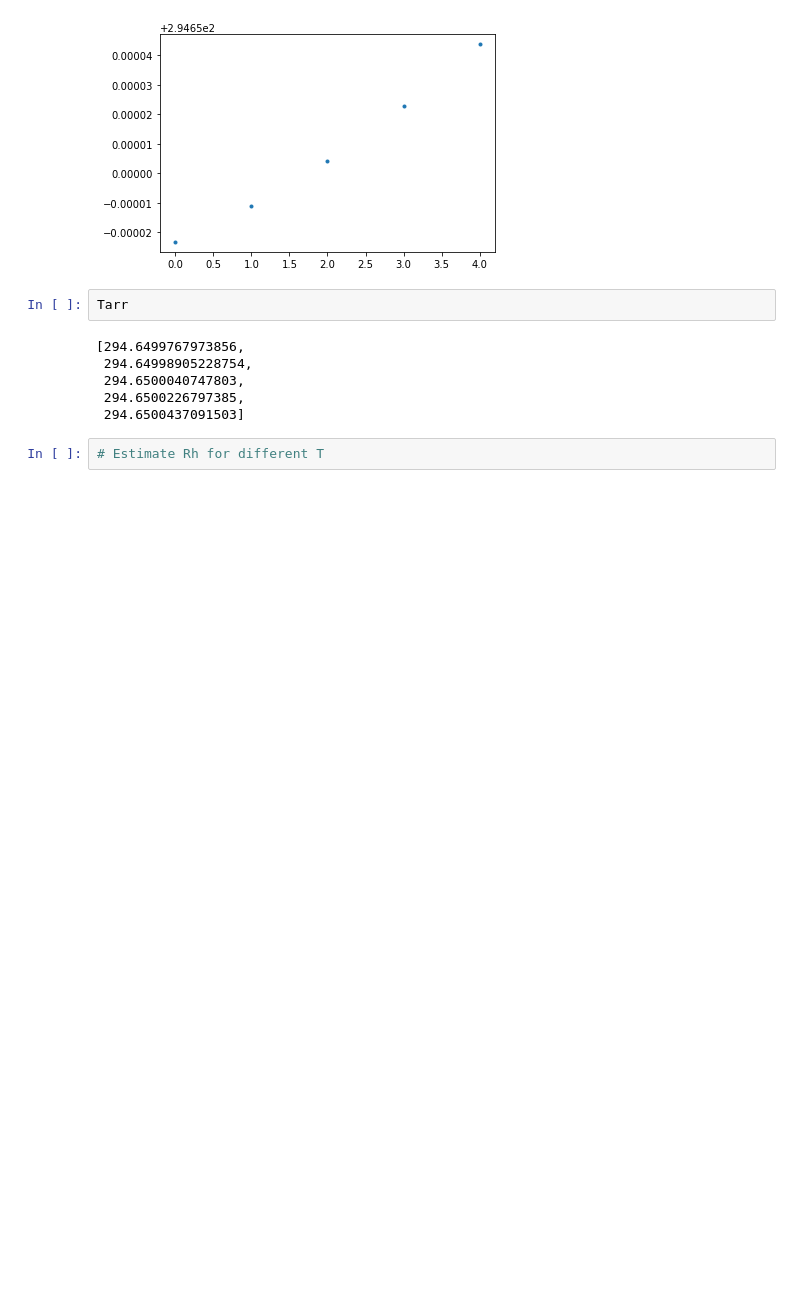
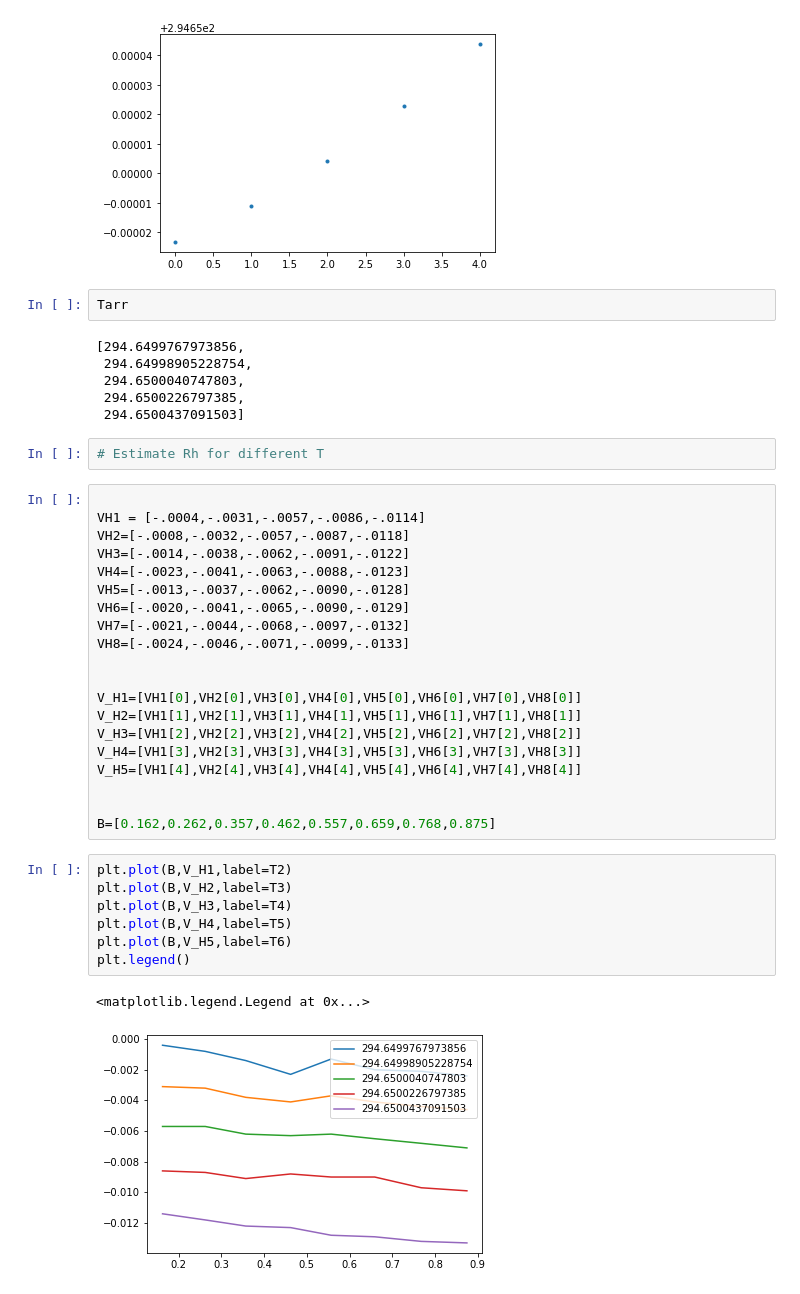
Before and after one commit to Raiziel/Experimental-Physics-Python-Projects, a Jupyter notebook: Hall Effect.ipynb, the cells around one changed output. Cells and saved outputs as stored; diff of their text form; blank space fills up the shorter version.

```diff
--- a/Hall Effect.ipynb
+++ b/Hall Effect.ipynb
@@ -117,3 +117,33 @@ Tarr
  294.6500437091503]
 # %%
 # Estimate Rh for different T
+# %%
+
+VH1 = [-.0004,-.0031,-.0057,-.0086,-.0114]
+VH2=[-.0008,-.0032,-.0057,-.0087,-.0118]
+VH3=[-.0014,-.0038,-.0062,-.0091,-.0122]
+VH4=[-.0023,-.0041,-.0063,-.0088,-.0123]
+VH5=[-.0013,-.0037,-.0062,-.0090,-.0128]
+VH6=[-.0020,-.0041,-.0065,-.0090,-.0129]
+VH7=[-.0021,-.0044,-.0068,-.0097,-.0132]
+VH8=[-.0024,-.0046,-.0071,-.0099,-.0133]
+
+
+V_H1=[VH1[0],VH2[0],VH3[0],VH4[0],VH5[0],VH6[0],VH7[0],VH8[0]]
+V_H2=[VH1[1],VH2[1],VH3[1],VH4[1],VH5[1],VH6[1],VH7[1],VH8[1]]
+V_H3=[VH1[2],VH2[2],VH3[2],VH4[2],VH5[2],VH6[2],VH7[2],VH8[2]]
+V_H4=[VH1[3],VH2[3],VH3[3],VH4[3],VH5[3],VH6[3],VH7[3],VH8[3]]
+V_H5=[VH1[4],VH2[4],VH3[4],VH4[4],VH5[4],VH6[4],VH7[4],VH8[4]]
+
+
+B=[0.162,0.262,0.357,0.462,0.557,0.659,0.768,0.875]
+# %%
+plt.plot(B,V_H1,label=T2)
+plt.plot(B,V_H2,label=T3)
+plt.plot(B,V_H3,label=T4)
+plt.plot(B,V_H4,label=T5)
+plt.plot(B,V_H5,label=T6)
+plt.legend()
+# %% [output]
+<matplotlib.legend.Legend at 0x...>
+[figure, added]
```
Also changed, not shown: parts of 15 cells of this notebook.
